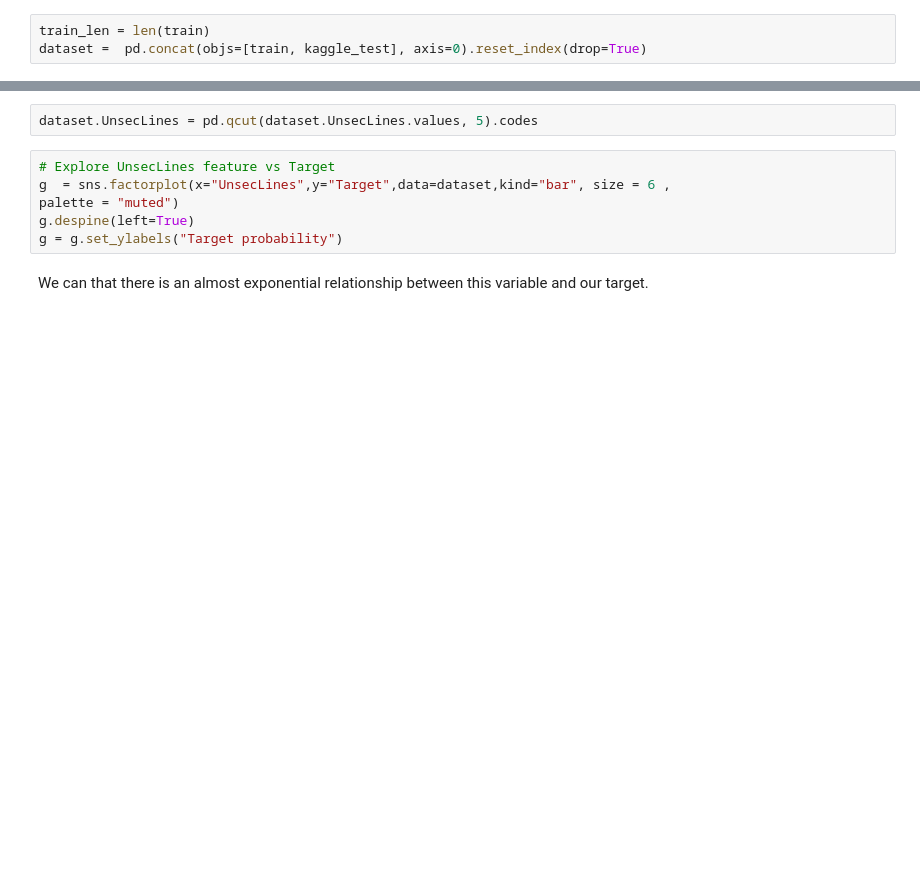
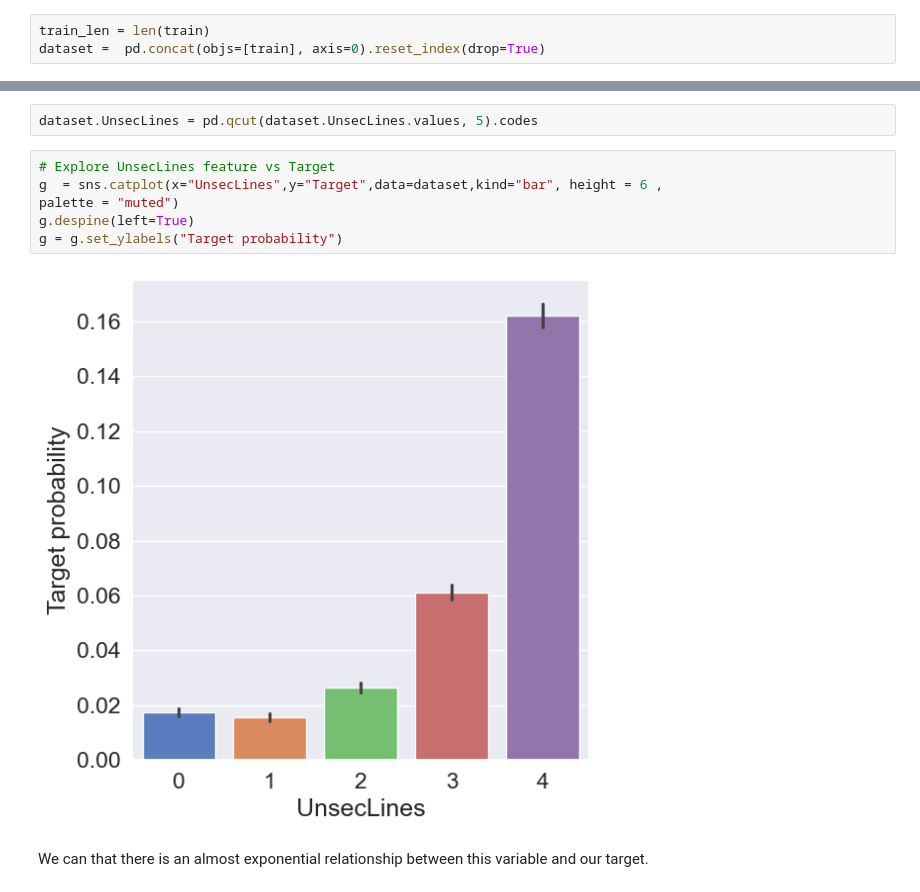
Before and after one commit to Pak-Man926/Credit_Wise, a Jupyter notebook: ml_model/Credit Scoring/CREDIT_SCORING_NOTEBOOK.ipynb, the cells around one changed output, grey strips where cells are left out. Drawn from its saved outputs; the diff is of its cells as text; blank space fills up the shorter version.

```diff
--- a/ml_model/Credit Scoring/CREDIT_SCORING_NOTEBOOK.ipynb
+++ b/ml_model/Credit Scoring/CREDIT_SCORING_NOTEBOOK.ipynb
@@ -171,6 +253,6 @@ train = train.drop(Outliers_to_drop, axis = 0).reset_index(drop=True)
 ## Merging datasets
 # %%
 train_len = len(train)
-dataset =  pd.concat(objs=[train, kaggle_test], axis=0).reset_index(drop=True)
+dataset =  pd.concat(objs=[train], axis=0).reset_index(drop=True)
 # %%
 dataset.shape
@@ -225,10 +321,12 @@ dataset.UnsecLines.describe()
 dataset.UnsecLines = pd.qcut(dataset.UnsecLines.values, 5).codes
 # %%
 # Explore UnsecLines feature vs Target
-g  = sns.factorplot(x="UnsecLines",y="Target",data=dataset,kind="bar", size = 6 ,
+g  = sns.catplot(x="UnsecLines",y="Target",data=dataset,kind="bar", height = 6 ,
 palette = "muted")
 g.despine(left=True)
 g = g.set_ylabels("Target probability")
+# %% [output]
+[figure, added]
 # %% [markdown]
 We can that there is an almost exponential relationship between this variable and our target.
 # %% [markdown]
```
Also changed, not shown: parts of 50 cells of this notebook, 6 other files.
